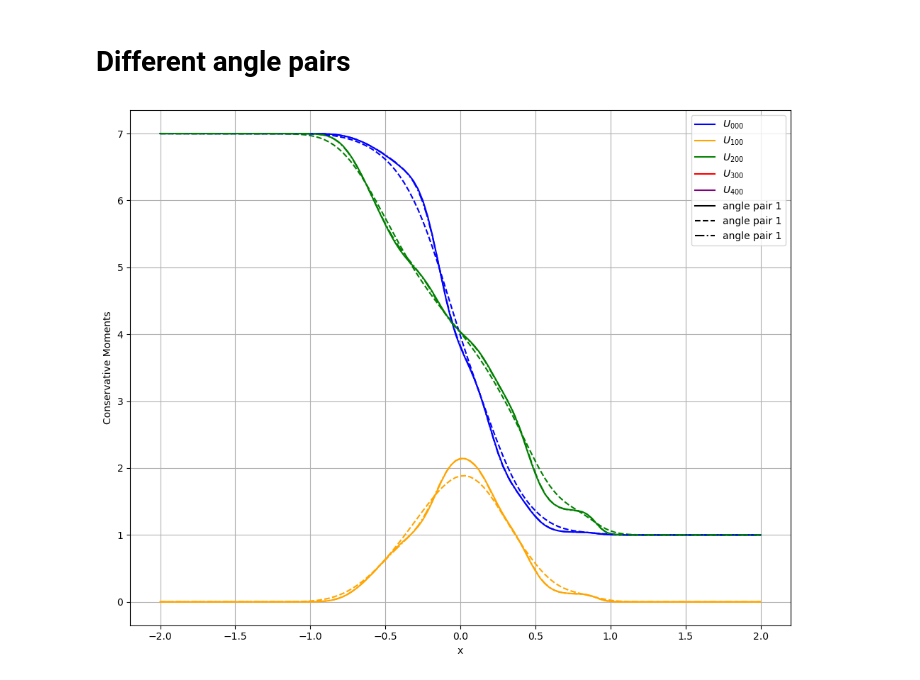
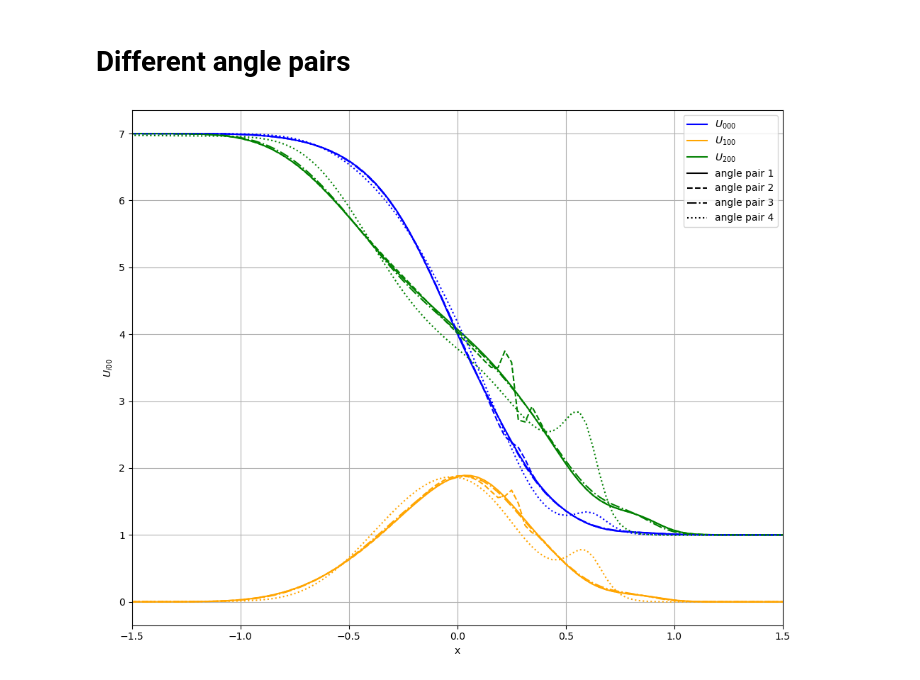
Before and after one commit to JanHab/ExtGram.jl, a Jupyter notebook: notebooks/1D3D.ipynb, the cells around one changed output. Cells and saved outputs as stored; diff of their text form; code cells hidden in the pictures.

```diff
--- a/notebooks/1D3D.ipynb
+++ b/notebooks/1D3D.ipynb
@@ -8,7 +8,7 @@ from LoadMoments import *
 # %%
 # Plotting
 colors = ['blue', 'orange', 'green', 'red', 'purple', 'brown']
-linestyles = ['-', '--', '-.', ':', '-', '--']
+linestyles = ['-', '--', '-.', ':']
 # %% [markdown]
 # Some first plots
 # %%
@@ -155,33 +157,36 @@ name = lambda anglepair: f"../out/1D3D/1D3D_angles/gram_solution_1D3D_closure{cl
 # %%
 # Conservative Moments
 fig, axs = plt.subplots(figsize=(10, 8))
-for i, solution_file in enumerate([name(1), name(2), name(3)]):
+# names = [name(i) for i in range(1,6)]
+# names = [name(1), name(2), name(3), name(5)]
+names = [name(1), name(2), name(3), name(5)]
+for i, solution_file in enumerate(names):
 
     data = read_solution_file(solution_file)
 
     # Build time → timestep mapping
     times = np.array([data[ts]["t"] for ts in sorted(data.keys())])
     timesteps = np.array(sorted(data.keys()))
 
     time_query = 21 # last time step
     sol = interpolate_solution(data, time_query, times, timesteps)
     x, U, t = sol["x"], sol["u"], sol["t"]
 
     axs.plot(x, U[:, 0], color=colors[0], linestyle=linestyles[i])
     axs.plot(x, U[:, 1], color=colors[1], linestyle=linestyles[i])
     axs.plot(x, U[:, 2], color=colors[2], linestyle=linestyles[i])
     # axs.plot(x, U[:, 4], color=colors[3], linestyle=linestyles[i])
     # axs.plot(x, U[:, 6], color=colors[4], linestyle=linestyles[i])
-
-labels = ['$U_{000}$', '$U_{100}$', '$U_{200}$', '$U_{300}$', '$U_{400}$']
+labels = ['$U_{000}$', '$U_{100}$', '$U_{200}$']
 [axs.plot([], [], color=colors[i], linestyle='-', label=label) for i, label in enumerate(labels)]
-[axs.plot([], [], color='black', linestyle=linestyles[i], label='angle pair 1') for i in range(3)]
+[axs.plot([], [], color='black', linestyle=linestyles[i], label=f'angle pair {i+1}') for i in range(4)]
 axs.set_xlabel("x")
-axs.set_ylabel("Conservative Moments")
+axs.set_ylabel("$U_{i00}$")
 axs.grid(True)
 axs.legend()
+axs.set_xlim(-1.5, 1.5)
 fig.tight_layout()
 fig.savefig('../out/Figures/1D3D/CompareAnglePairs.pdf')
 fig.show()
 # %% [output]
-[figure, old version]
+[figure, new version]
```
Also changed, not shown: parts of 5 cells of this notebook, 3 other files.
